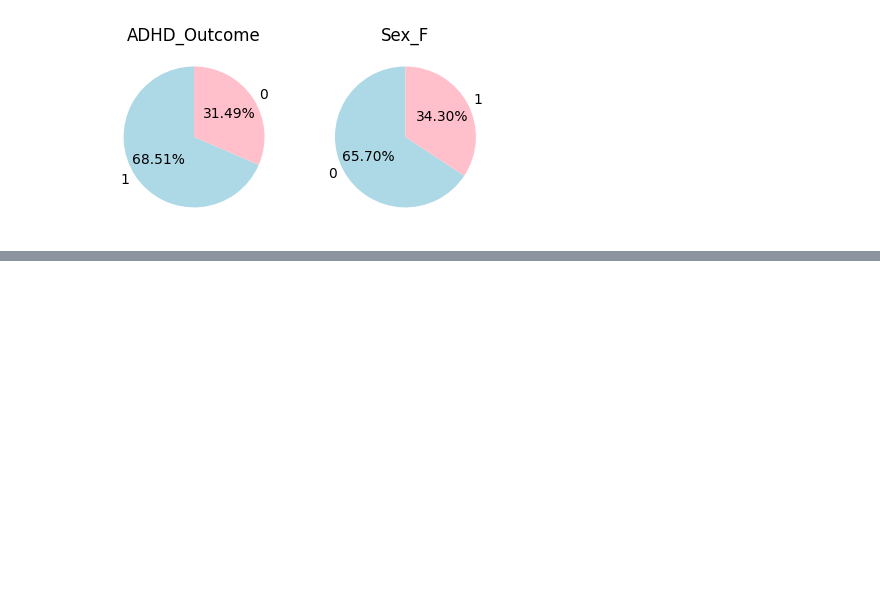
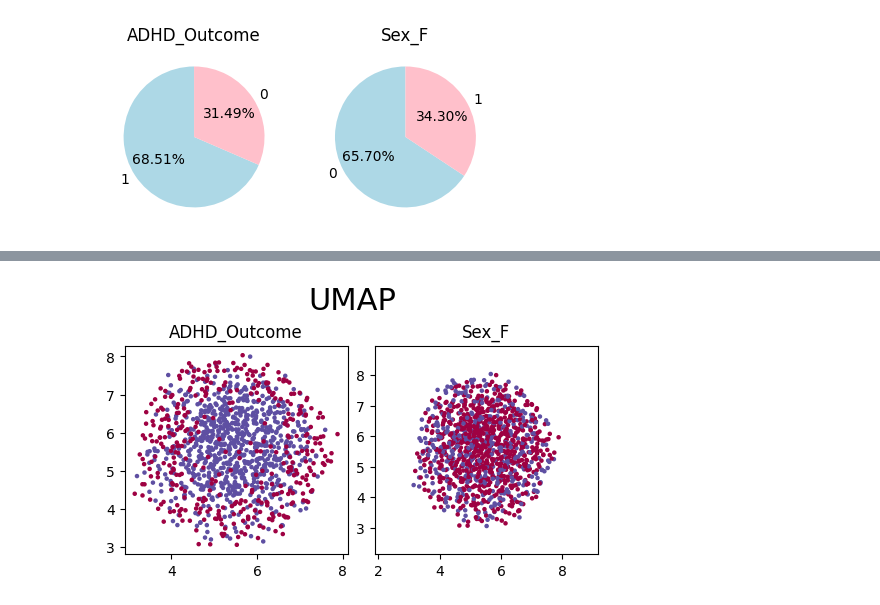
Before and after one commit to asra-nova/WiDS2025, a Jupyter notebook: Baseline.ipynb, the cells around one changed output, grey strips where cells are left out. Saved outputs shown, nothing was run; the diff lists cells and outputs as text; code cells hidden in the pictures; blank space fills up the shorter version.

```diff
--- a/Baseline.ipynb
+++ b/Baseline.ipynb
@@ -111,0 +340,14 @@ F1: 0.7735470941883767
+# %%
+pipe = make_pipeline(SimpleImputer(),MinMaxScaler())
+reducer = umap.UMAP()
+x_scaler = pipe.fit_transform(train[features])
+reducer.fit(x_scaler)
+_, axs = plt.subplots(1,2, figsize=(5,3), constrained_layout=True)
+embedding = reducer.transform(x_scaler)
+for t,ax in zip(targets,axs.ravel()):
+    ax.scatter(embedding[:, 0], embedding[:, 1], c=y[t], cmap='Spectral', s=5)
+    plt.gca().set_aspect('equal', 'datalim')
+    ax.set_title(f'{t}')
+plt.suptitle('UMAP',fontsize=22);
+# %% [output]
+[figure, added]
```
Also changed, not shown: parts of 16 cells of this notebook.
